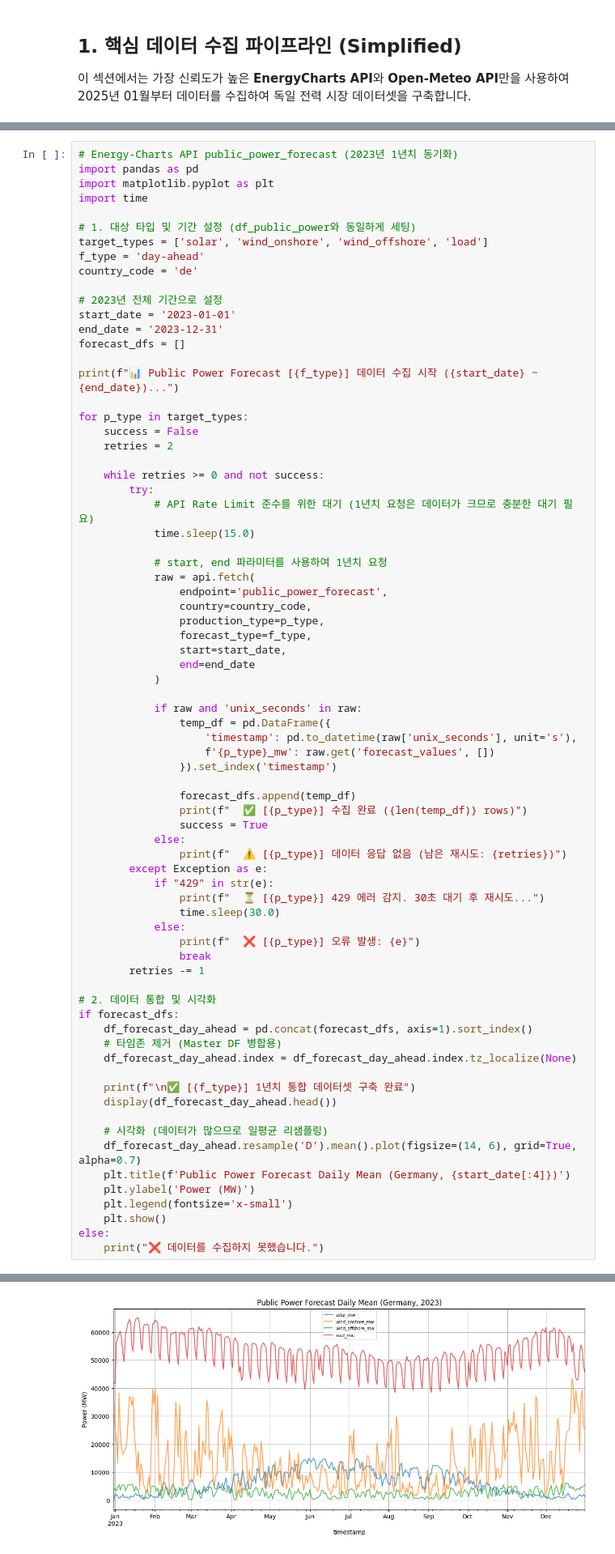
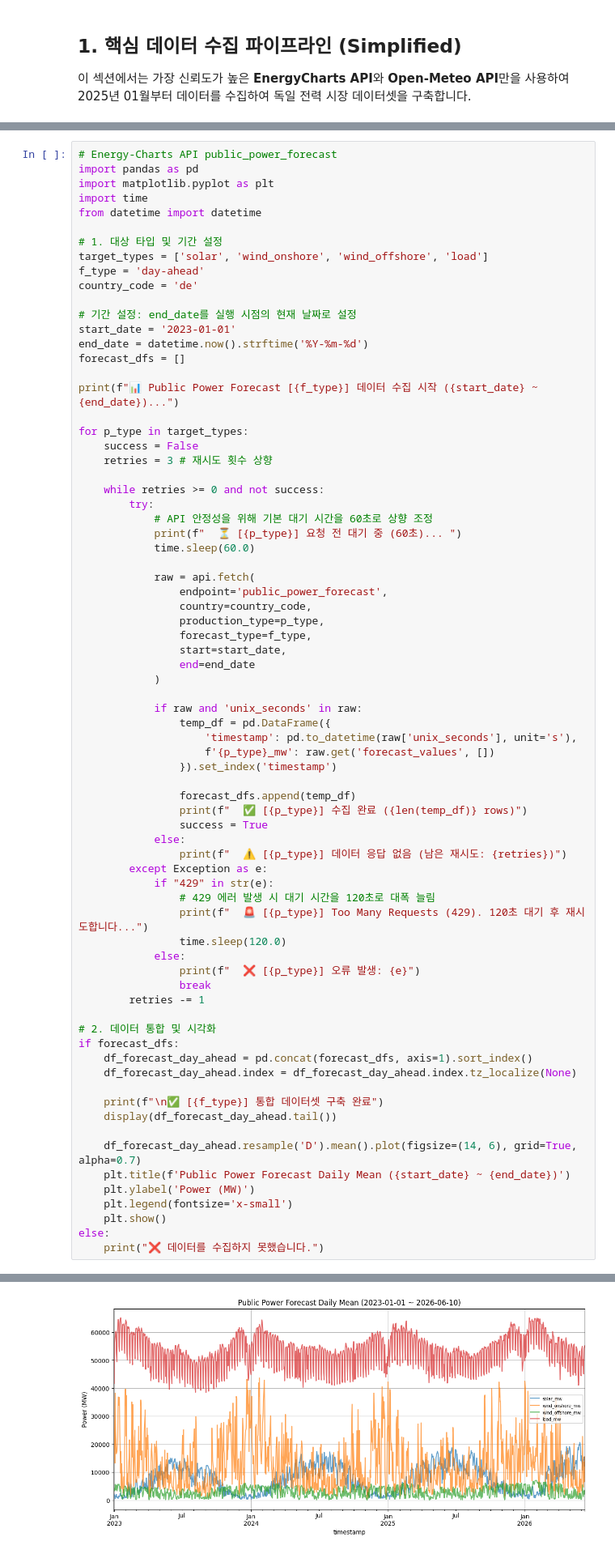
Before and after one commit to Giraffe-Shin/trading, a Jupyter notebook: 독일전력분석_데이터수집.ipynb, the cells around one changed output, grey strips where cells are left out. Shown at 81% size. Cells and saved outputs as stored; diff of their text form.

```diff
--- a/독일전력분석_데이터수집.ipynb
+++ b/독일전력분석_데이터수집.ipynb
@@ -126,31 +127,32 @@ except Exception as e:
 # %%
-# Energy-Charts API public_power_forecast (2023년 1년치 동기화)
+# Energy-Charts API public_power_forecast
 import pandas as pd
 import matplotlib.pyplot as plt
 import time
+from datetime import datetime
 
-# 1. 대상 타입 및 기간 설정 (df_public_power와 동일하게 세팅)
+# 1. 대상 타입 및 기간 설정
 target_types = ['solar', 'wind_onshore', 'wind_offshore', 'load']
 f_type = 'day-ahead'
 country_code = 'de'
 
-# 2023년 전체 기간으로 설정
+# 기간 설정: end_date를 실행 시점의 현재 날짜로 설정
 start_date = '2023-01-01'
-end_date = '2023-12-31'
+end_date = datetime.now().strftime('%Y-%m-%d')
 forecast_dfs = []
 
 print(f"📊 Public Power Forecast [{f_type}] 데이터 수집 시작 ({start_date} ~ {end_date})...")
 
 for p_type in target_types:
     success = False
-    retries = 2
+    retries = 3 # 재시도 횟수 상향
 
     while retries >= 0 and not success:
         try:
-            # API Rate Limit 준수를 위한 대기 (1년치 요청은 데이터가 크므로 충분한 대기 필요)
-            time.sleep(15.0)
+            # API 안정성을 위해 기본 대기 시간을 60초로 상향 조정
+            print(f"  ⏳ [{p_type}] 요청 전 대기 중 (60초)... ")
+            time.sleep(60.0)
 
-            # start, end 파라미터를 사용하여 1년치 요청
             raw = api.fetch(
                 endpoint='public_power_forecast',
                 country=country_code,
@@ -173,8 +175,9 @@ for p_type in target_types:
                 print(f"  ⚠️ [{p_type}] 데이터 응답 없음 (남은 재시도: {retries})")
         except Exception as e:
             if "429" in str(e):
-                print(f"  ⏳ [{p_type}] 429 에러 감지. 30초 대기 후 재시도...")
-                time.sleep(30.0)
+                # 429 에러 발생 시 대기 시간을 120초로 대폭 늘림
+                print(f"  🚨 [{p_type}] Too Many Requests (429). 120초 대기 후 재시도합니다...")
+                time.sleep(120.0)
             else:
                 print(f"  ❌ [{p_type}] 오류 발생: {e}")
                 break
@@ -183,15 +186,13 @@ for p_type in target_types:
 # 2. 데이터 통합 및 시각화
 if forecast_dfs:
     df_forecast_day_ahead = pd.concat(forecast_dfs, axis=1).sort_index()
-    # 타임존 제거 (Master DF 병합용)
     df_forecast_day_ahead.index = df_forecast_day_ahead.index.tz_localize(None)
 
-    print(f"\n✅ [{f_type}] 1년치 통합 데이터셋 구축 완료")
-    display(df_forecast_day_ahead.head())
+    print(f"\n✅ [{f_type}] 통합 데이터셋 구축 완료")
+    display(df_forecast_day_ahead.tail())
 
-    # 시각화 (데이터가 많으므로 일평균 리샘플링)
     df_forecast_day_ahead.resample('D').mean().plot(figsize=(14, 6), grid=True, alpha=0.7)
-    plt.title(f'Public Power Forecast Daily Mean (Germany, {start_date[:4]})')
+    plt.title(f'Public Power Forecast Daily Mean ({start_date} ~ {end_date})')
     plt.ylabel('Power (MW)')
     plt.legend(fontsize='x-small')
     plt.show()
@@ -217,2 +220,2 @@ else:
-[figure, old version]
+[figure, new version]
 # %%
```
Also changed, not shown: parts of 16 cells of this notebook.
